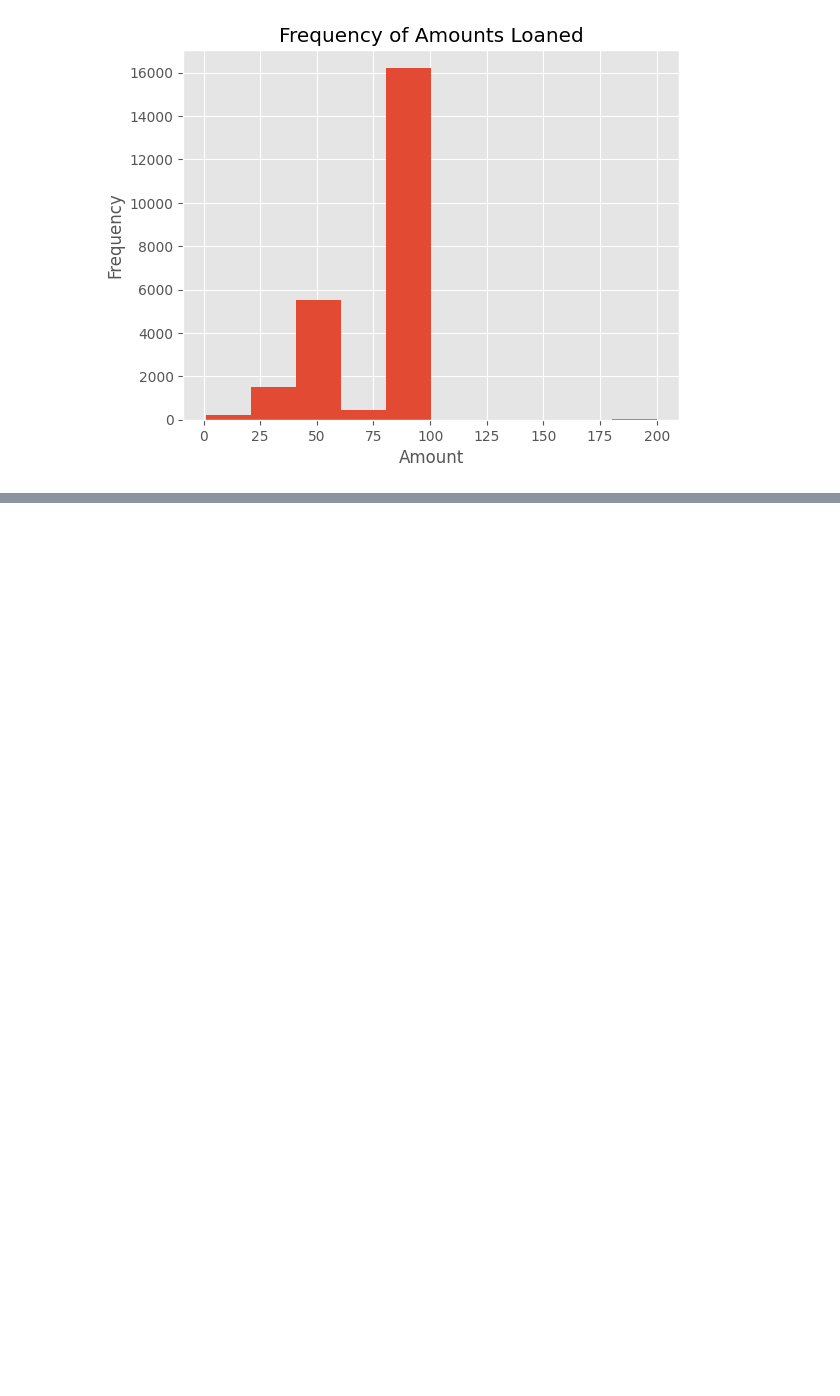
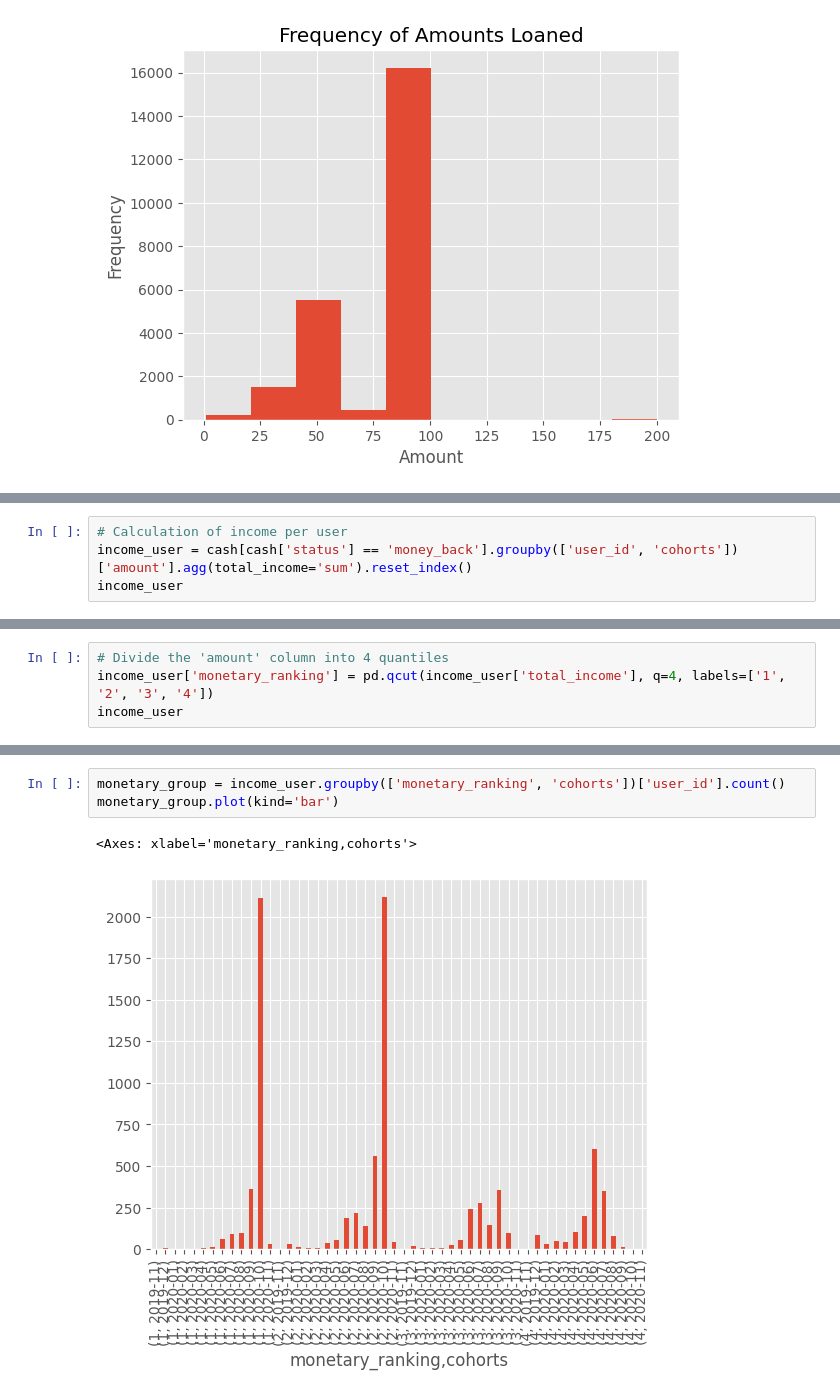
Before and after one commit to ivanseldas/microcredit-churn-classifier, a Jupyter notebook: Main_Latest.ipynb, the cells around one changed output, grey strips where cells are left out. Drawn from its saved outputs; the diff is of its cells as text; blank space fills up the shorter version.

Commit message:
monetary ranking

```diff
--- a/Main_Latest.ipynb
+++ b/Main_Latest.ipynb
@@ -258,0 +264,4 @@ cash.head(5)
+# %%
+# Calculation of income per user
+income_user = cash[cash['status'] == 'money_back'].groupby(['user_id', 'cohorts'])['amount'].agg(total_income='sum').reset_index()
+income_user
@@ -258,0 +282,4 @@ cash.head(5)
+# %%
+# Divide the 'amount' column into 4 quantiles
+income_user['monetary_ranking'] = pd.qcut(income_user['total_income'], q=4, labels=['1', '2', '3', '4'])
+income_user
@@ -258,0 +300,6 @@ cash.head(5)
+# %%
+monetary_group = income_user.groupby(['monetary_ranking', 'cohorts'])['user_id'].count()
+monetary_group.plot(kind='bar')
+# %% [output]
+<Axes: xlabel='monetary_ranking,cohorts'>
+[figure, added]
```
Also changed, not shown: parts of 6 cells of this notebook.
